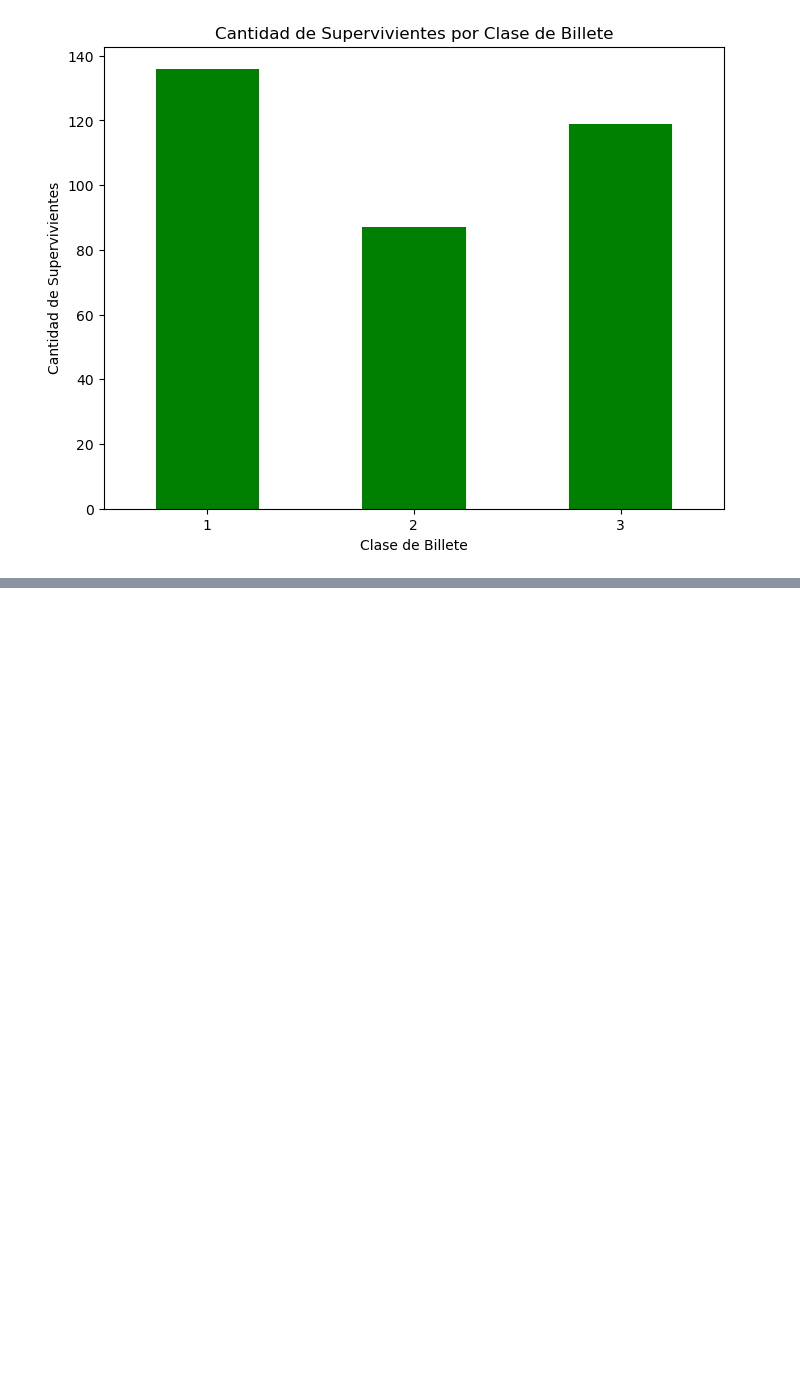
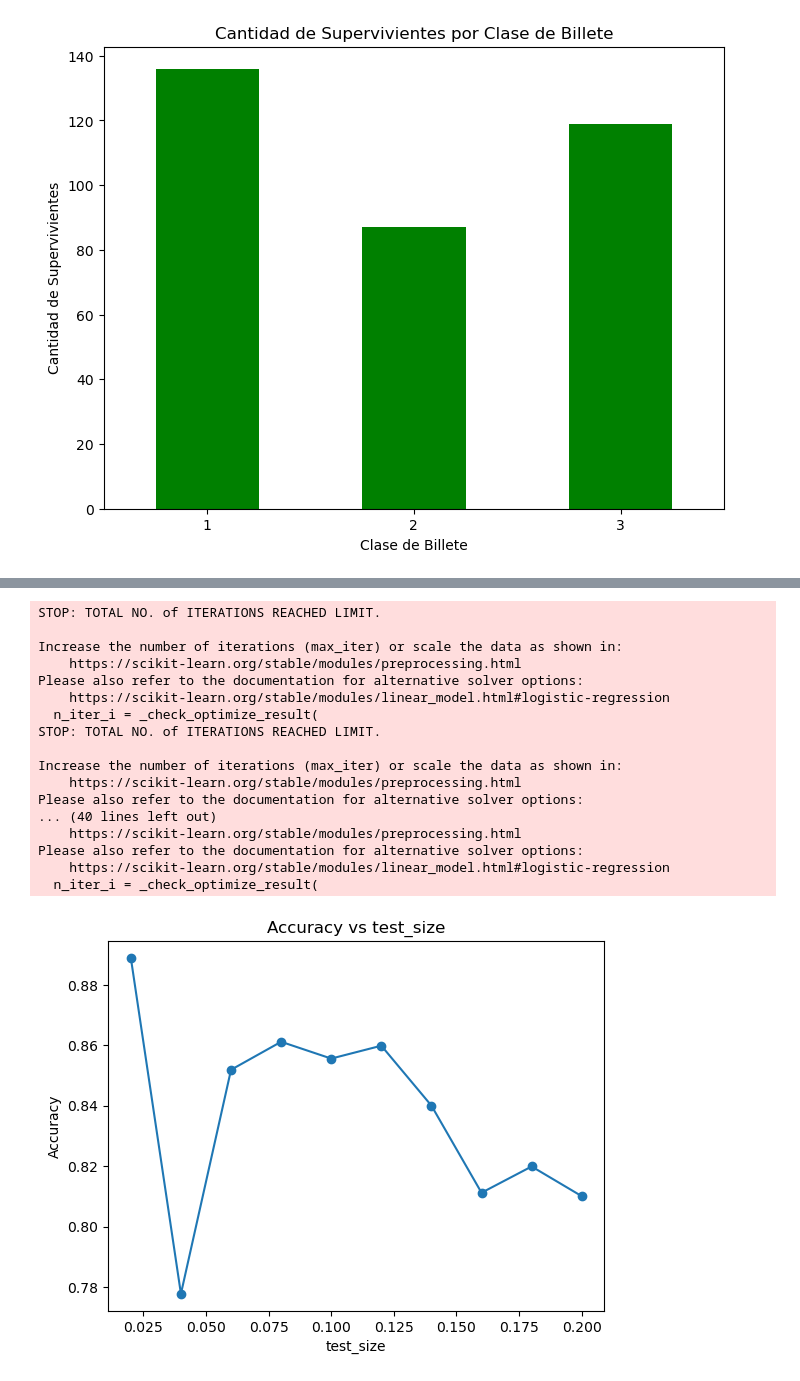
Before and after one commit to kabb98/IABD, a Jupyter notebook: SAA/Practicas/Unidad2/Practica2/Yolo/AAS_Clasificación.ipynb, the cells around one changed output, grey strips where cells are left out. Drawn from its saved outputs; the diff is of its cells as text; code cells hidden in the pictures; blank space fills up the shorter version.

```diff
--- a/SAA/Practicas/Unidad2/Practica2/Yolo/AAS_Clasificación.ipynb
+++ b/SAA/Practicas/Unidad2/Practica2/Yolo/AAS_Clasificación.ipynb
@@ -230,0 +264,42 @@ weighted avg       0.81      0.81      0.81       179
+# %%
+def prueba_test_size():
+
+    test_sizes = [0.02, 0.04, 0.06, 0.08, 0.1, 0.12, 0.14, 0.16, 0.18, 0.2]
+
+    accuracy_scores = []
+
+    for test_size in test_sizes:
+        X_train, X_test, y_train, y_test = train_test_split(X, y, test_size=test_size, random_state=42)
+        model = LogisticRegression(max_iter=160)
+        model.fit(X_train, y_train)
+        predictions = model.predict(X_test)
+        accuracy = accuracy_score(y_test, predictions)
+        accuracy_scores.append(accuracy)
+
+    plt.plot(test_sizes, accuracy_scores, 'o-')
+    plt.xlabel('test_size')
+    plt.ylabel('Accuracy')
+    plt.title('Accuracy vs test_size')
+
+    plt.show()
+
+prueba_test_size()
+# %% [output]
+STOP: TOTAL NO. of ITERATIONS REACHED LIMIT.
+
+Increase the number of iterations (max_iter) or scale the data as shown in:
+    https://scikit-learn.org/stable/modules/preprocessing.html
+Please also refer to the documentation for alternative solver options:
+    https://scikit-learn.org/stable/modules/linear_model.html#logistic-regression
+  n_iter_i = _check_optimize_result(
+STOP: TOTAL NO. of ITERATIONS REACHED LIMIT.
+
+Increase the number of iterations (max_iter) or scale the data as shown in:
+    https://scikit-learn.org/stable/modules/preprocessing.html
+Please also refer to the documentation for alternative solver options:
+... (40 lines left out)
+    https://scikit-learn.org/stable/modules/preprocessing.html
+Please also refer to the documentation for alternative solver options:
+    https://scikit-learn.org/stable/modules/linear_model.html#logistic-regression
+  n_iter_i = _check_optimize_result(
+[figure, added]
```
Also changed, not shown: parts of 7 cells of this notebook.
